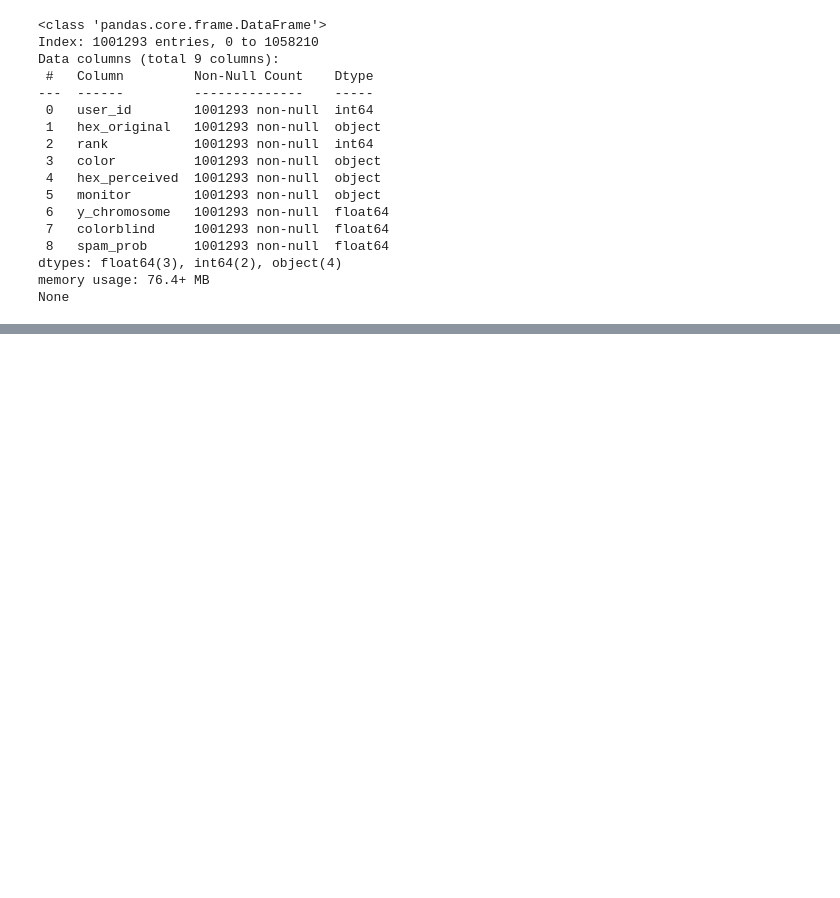
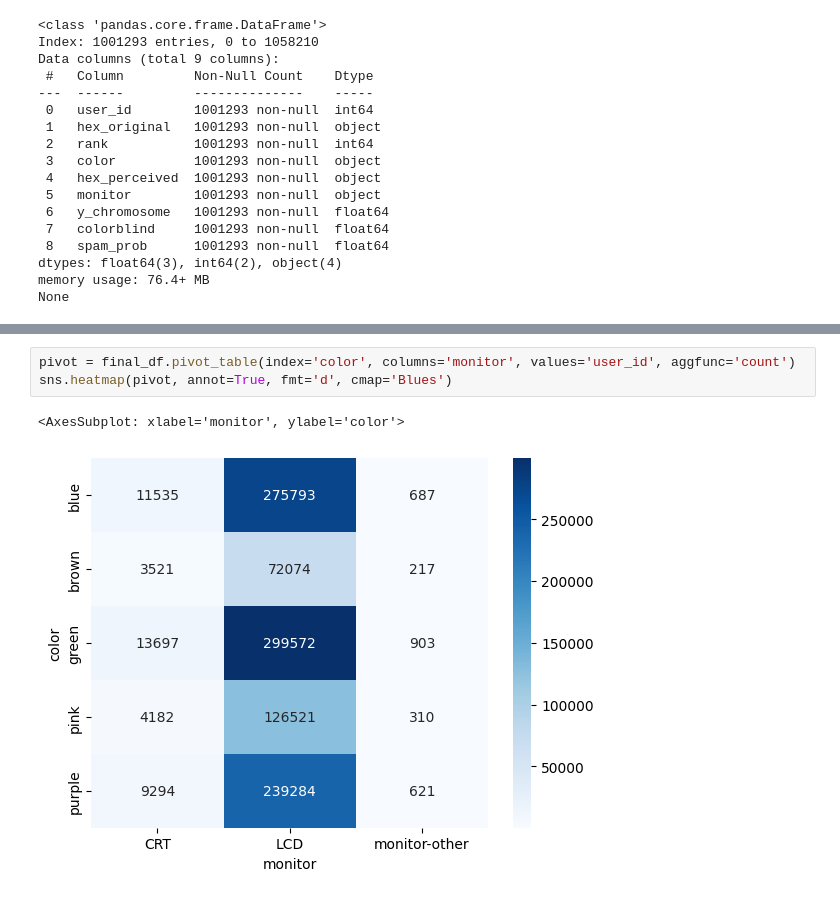
Before and after one commit to samvik07/Py-dy-Tuesdays-Slices, a Jupyter notebook: 08-07-2025/PydyTuesday_Colors.ipynb, the cells around one changed output, grey strips where cells are left out. Saved outputs shown, nothing was run; the diff lists cells and outputs as text; blank space fills up the shorter version.

```diff
--- a/08-07-2025/PydyTuesday_Colors.ipynb
+++ b/08-07-2025/PydyTuesday_Colors.ipynb
@@ -157,0 +193,6 @@ Monitors: ['LCD' 'CRT' 'monitor-other']
+# %%
+pivot = final_df.pivot_table(index='color', columns='monitor', values='user_id', aggfunc='count')
+sns.heatmap(pivot, annot=True, fmt='d', cmap='Blues')
+# %% [output]
+<AxesSubplot: xlabel='monitor', ylabel='color'>
+[figure, added]
```
Also changed, not shown: parts of 4 cells of this notebook.
